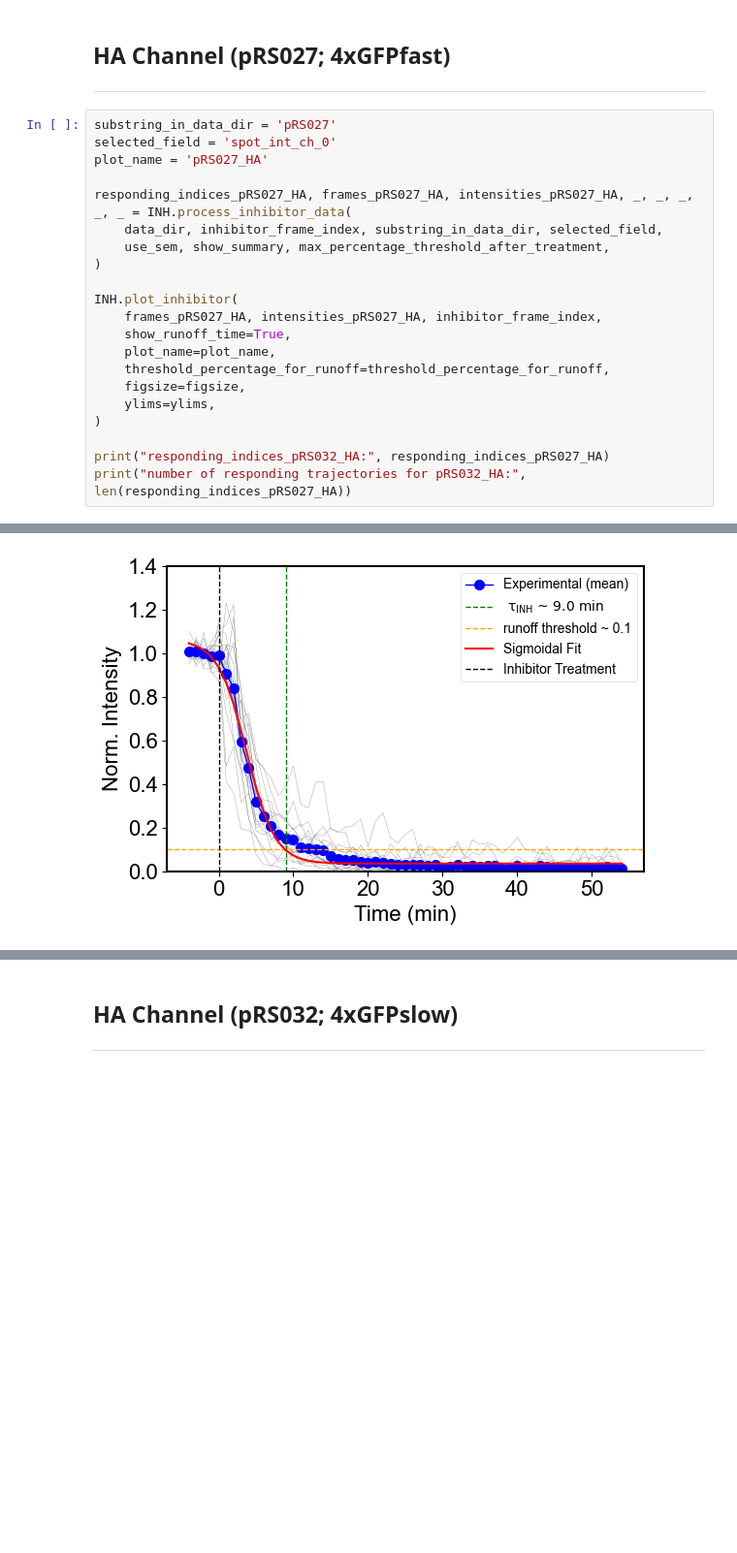
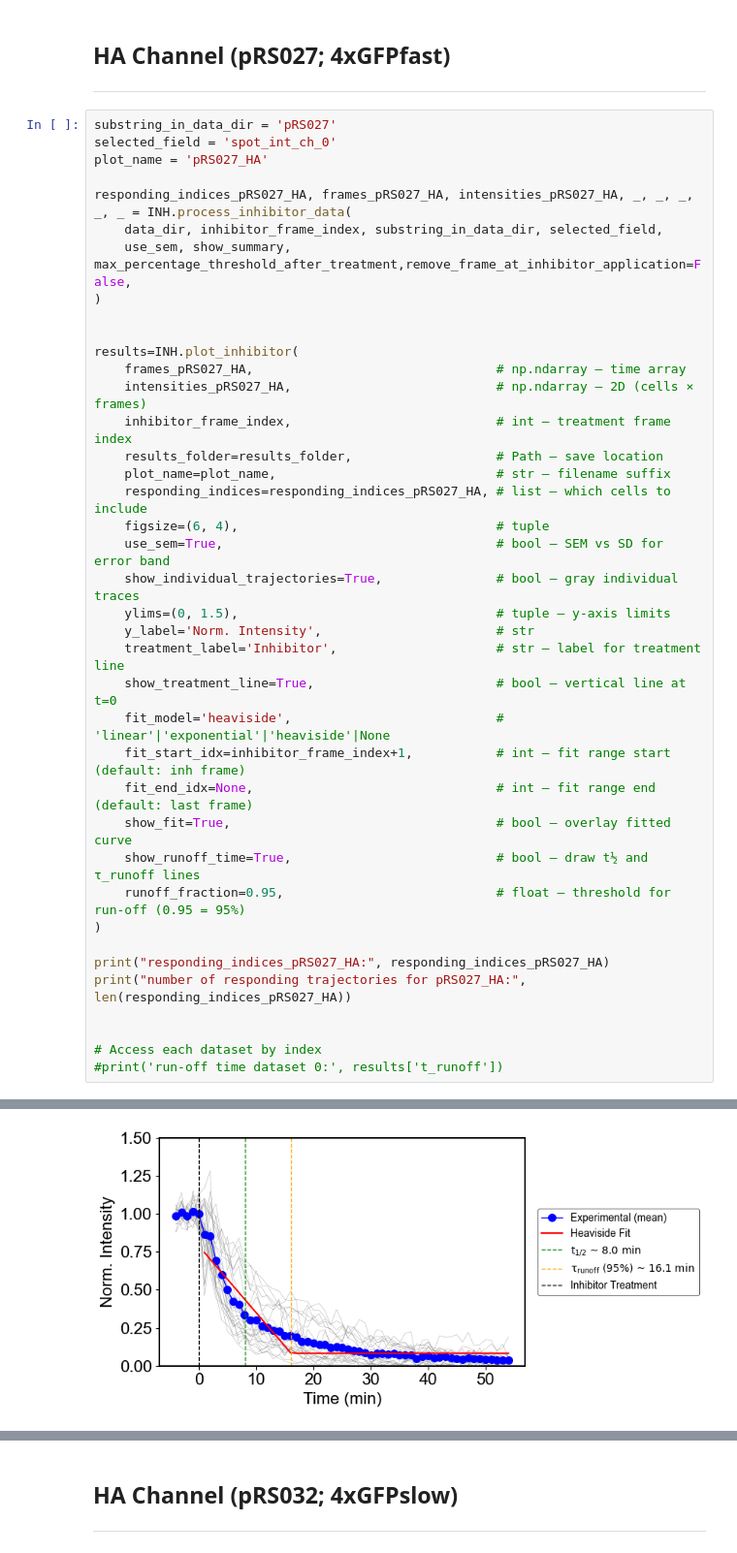
Before and after one commit to ningzhaoAnschutz/cof_paper, a Jupyter notebook: notebooks/Inhibitors/Fig 3_Harringtonine_Fast vs Slow.ipynb, the cells around one changed output, grey strips where cells are left out. Shown at 97% size. Drawn from its saved outputs; the diff is of its cells as text; blank space fills up the shorter version.

```diff
--- a/notebooks/Inhibitors/Fig 3_Harringtonine_Fast vs Slow.ipynb
+++ b/notebooks/Inhibitors/Fig 3_Harringtonine_Fast vs Slow.ipynb
@@ -48,18 +48,36 @@ plot_name = 'pRS027_HA'
 
 responding_indices_pRS027_HA, frames_pRS027_HA, intensities_pRS027_HA, _, _, _, _, _ = INH.process_inhibitor_data(
     data_dir, inhibitor_frame_index, substring_in_data_dir, selected_field,
-    use_sem, show_summary, max_percentage_threshold_after_treatment,
+    use_sem, show_summary, max_percentage_threshold_after_treatment,remove_frame_at_inhibitor_application=False,
 )
 
-INH.plot_inhibitor(
-    frames_pRS027_HA, intensities_pRS027_HA, inhibitor_frame_index,
-    show_runoff_time=True,
-    plot_name=plot_name,
-    threshold_percentage_for_runoff=threshold_percentage_for_runoff,
-    figsize=figsize,
-    ylims=ylims,
+
+results=INH.plot_inhibitor(
+    frames_pRS027_HA,                                # np.ndarray – time array
+    intensities_pRS027_HA,                           # np.ndarray – 2D (cells × frames)
+    inhibitor_frame_index,                           # int – treatment frame index
+    results_folder=results_folder,                   # Path – save location
+    plot_name=plot_name,                             # str – filename suffix
+    responding_indices=responding_indices_pRS027_HA, # list – which cells to include
+    figsize=(6, 4),                                  # tuple
+    use_sem=True,                                    # bool – SEM vs SD for error band
+    show_individual_trajectories=True,               # bool – gray individual traces
+    ylims=(0, 1.5),                                  # tuple – y-axis limits
+    y_label='Norm. Intensity',                       # str
+    treatment_label='Inhibitor',                     # str – label for treatment line
+    show_treatment_line=True,                        # bool – vertical line at t=0
+    fit_model='heaviside',                           # 'linear'|'exponential'|'heaviside'|None
+    fit_start_idx=inhibitor_frame_index+1,           # int – fit range start (default: inh frame)
+    fit_end_idx=None,                                # int – fit range end (default: last frame)
+    show_fit=True,                                   # bool – overlay fitted curve
+    show_runoff_time=True,                           # bool – draw t½ and τ_runoff lines
+    runoff_fraction=0.95,                            # float – threshold for run-off (0.95 = 95%)
 )
 
-print("responding_indices_pRS032_HA:", responding_indices_pRS027_HA)
-print("number of responding trajectories for pRS032_HA:", len(responding_indices_pRS027_HA))
+print("responding_indices_pRS027_HA:", responding_indices_pRS027_HA)
+print("number of responding trajectories for pRS027_HA:", len(responding_indices_pRS027_HA))
+
+
+# Access each dataset by index
+#print('run-off time dataset 0:', results['t_runoff'])
 # %% [output]
@@ -66 +93 @@ print("number of responding trajectories for pRS032_HA:", len(responding_indices
-[figure, old version]
+[figure, new version]
```
Also changed, not shown: parts of 13 cells of this notebook, 5 other files.
